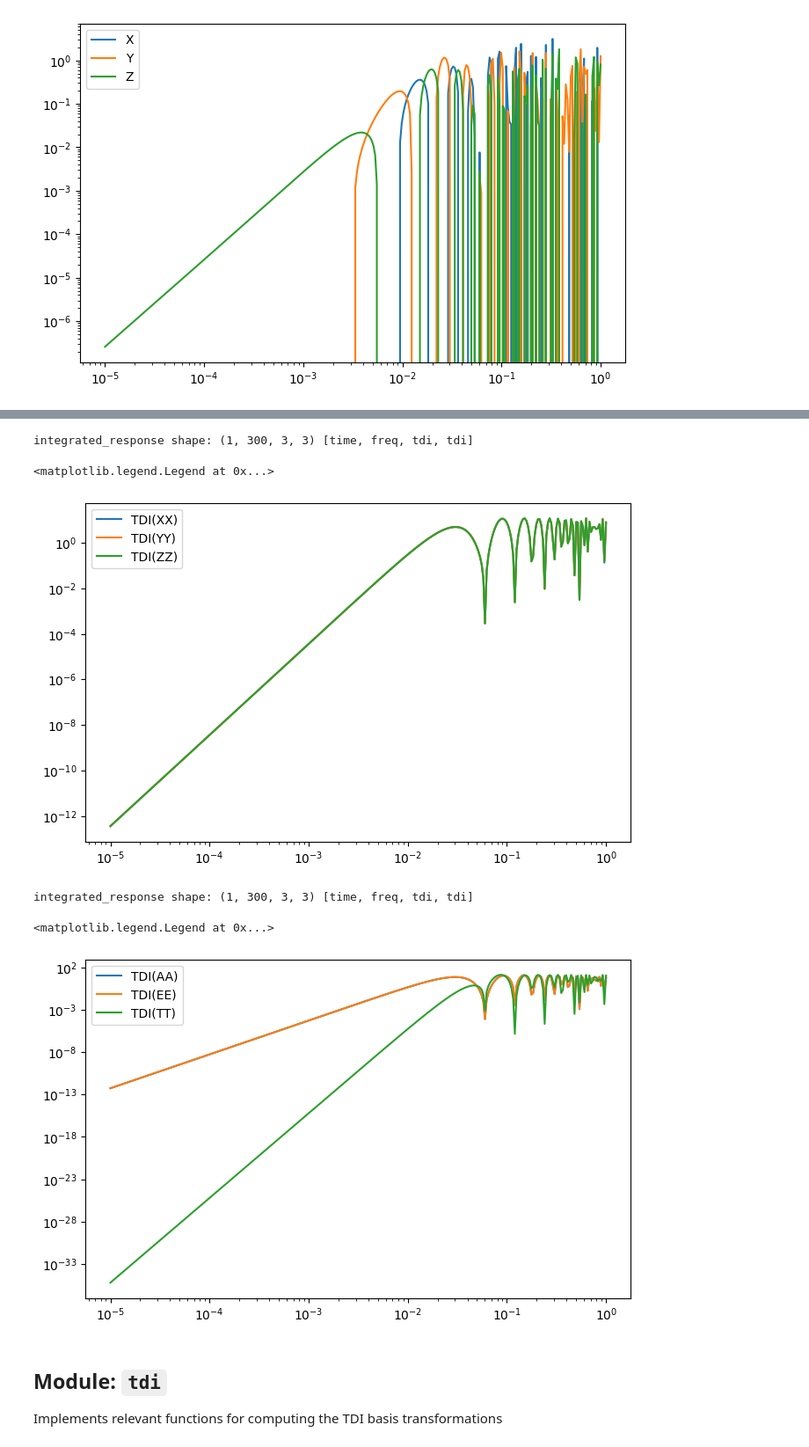
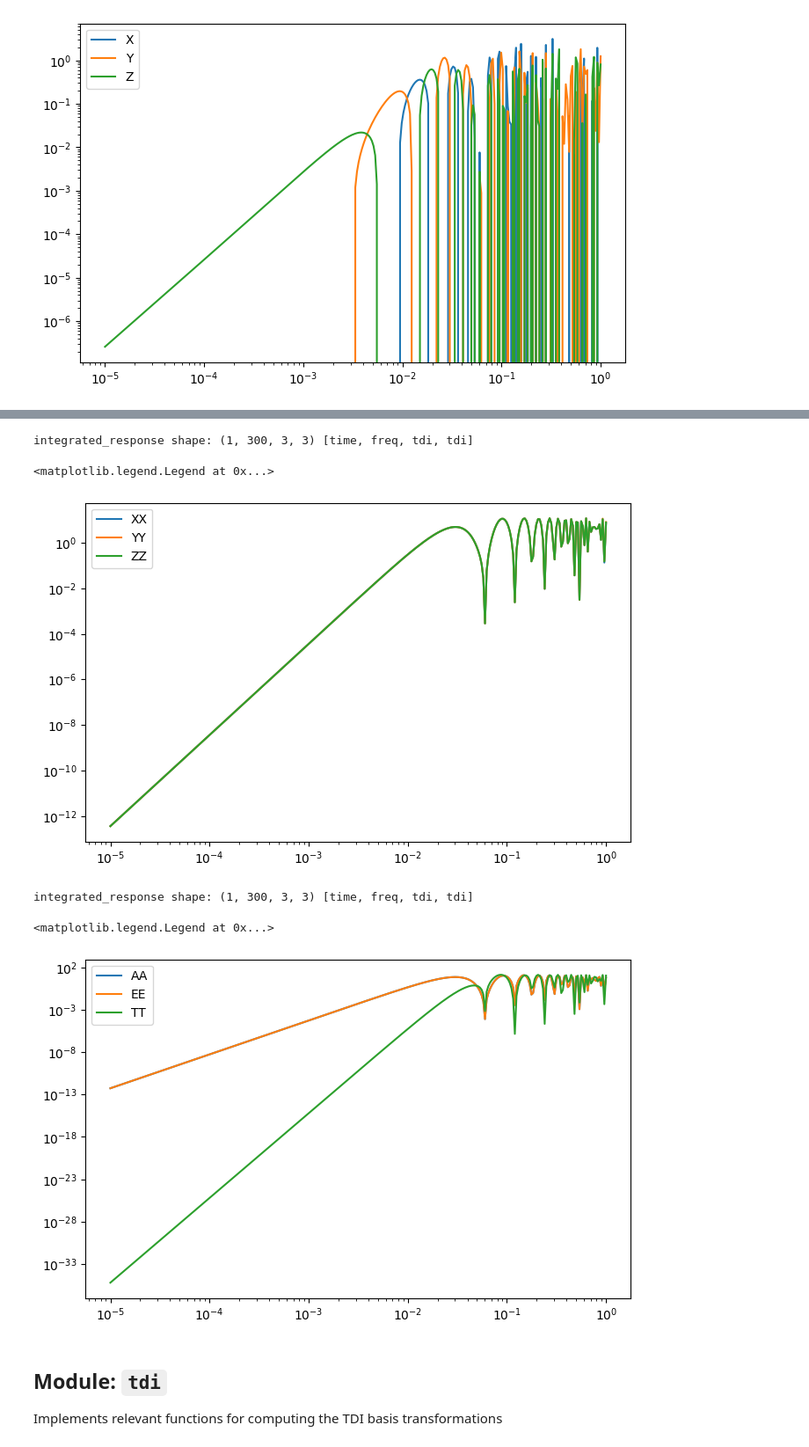
Before and after one commit to Mauropieroni/GW_response, a Jupyter notebook: tutorial.ipynb, the cells around one changed output, grey strips where cells are left out. Shown at 88% size. Saved outputs shown, nothing was run; the diff lists cells and outputs as text; code cells hidden in the pictures.

Commit message:
Added TDI_labels + fixed tutorial

```diff
--- a/tutorial.ipynb
+++ b/tutorial.ipynb
@@ -736,10 +737,9 @@ if GENERATE_TEST_DATA:
 # %% [output]
 response shape: (1, 300, 3, 3) [time, freq, tdi, tdi]
 # %%
-labels = ["AA", "EE", "TT"]
 fig = plt.figure(figsize=(8, 5))
 for i in range(3):
-    plt.loglog(freqs, response.integrated["AET"]["LL"][0, :, i, i], label=labels[i])
+    plt.loglog(freqs, response.integrated["AET"]["LL"][0, :, i, i], label=gwr.TDI_labels["AET"][i])
 plt.legend()
 plt.xlabel("Frequency [Hz]")
 plt.ylabel("Response")
@@ -889,7 +889,7 @@ single_link_response shape: (1, 300, 6, 768) [time, freq, arms, pixel]
 # %%
 # Ths can be used to compute the linear angular response in the TDI basis
 linear_response_tdi = gwr.linear_response_angular(
-    TDI_idx=0,  # XYZ basis
+    TDI_idx=TDI_idx,
     single_link=single_link_response,
     arms_matrix_rescaled=lisa.detector_arms(0.0) / lisa.armlength,
     x_vector=lisa.x(freqs),
@@ -905,18 +905,17 @@ if GENERATE_TEST_DATA:
         np.array(linear_response_tdi),
     )
 fig = plt.figure(figsize=(8, 5))
-labels = ["X", "Y", "Z"]
 for i in range(3):
-    plt.loglog(freqs, linear_response_tdi[0, :, i, 0], label=labels[i])
+    plt.loglog(freqs, linear_response_tdi[0, :, i, 0], label=gwr.TDI_labels[TDI_combination][i][0])
 plt.legend()
 # %% [output]
 linear_response_tdi shape: (1, 300, 3, 768) [time, freq, tdi, pixels]
 <matplotlib.legend.Legend at 0x...>
 [figure]
 # %%
-# Or the quadratic response
+# Or the quadratic response (the plot is for 1 specific pixel/angular direction)
 quadratic_angular_response = gwr.response_angular(
-    TDI_idx=0,  # XYZ basis
+    TDI_idx=TDI_idx,
     single_link=single_link_response,
     arms_matrix_rescaled=lisa.detector_arms(0.0) / lisa.armlength,
     x_vector=lisa.x(freqs),
@@ -932,12 +931,11 @@ if GENERATE_TEST_DATA:
         np.array(quadratic_angular_response),
     )
 fig = plt.figure(figsize=(8, 5))
-labels = ["XX", "YY", "ZZ"]
 for i in range(3):
     plt.loglog(
         freqs,
         quadratic_angular_response[0, :, i, i, 0],
-        label=f"TDI({labels[i]})",
+        label=gwr.TDI_labels[TDI_combination][i],
     )
 plt.legend()
 # %% [output]
@@ -958,42 +956,40 @@ if GENERATE_TEST_DATA:
         np.array(integrated_response),
     )
 fig = plt.figure(figsize=(8, 5))
-labels = ["XX", "YY", "ZZ"]
 for i in range(3):
-    plt.loglog(freqs, integrated_response[0, :, i, i], label=f"TDI({labels[i]})")
+    plt.loglog(freqs, integrated_response[0, :, i, i], label=gwr.TDI_labels[TDI_combination][i])
 plt.legend()
 # %% [output]
 integrated_response shape: (1, 300, 3, 3) [time, freq, tdi, tdi]
 <matplotlib.legend.Legend at 0x...>
-[figure, old version]
+[figure, new version]
 # %%
 # Or in the AET basis
 quadratic_angular_response_AET = gwr.response_angular(
     TDI_idx=1,  # AET basis
     single_link=single_link_response,
     arms_matrix_rescaled=lisa.detector_arms(0.0) / lisa.armlength,
     x_vector=lisa.x(freqs),
 )
 integrated_response = gwr.response_integrated(quadratic_angular_response_AET)
 print(
     "integrated_response shape:",
     integrated_response.shape,
     "[time, freq, tdi, tdi]",
 )
 if GENERATE_TEST_DATA:
     np.save(
         "testing/test_data/integrated_response_AET.npy",
         np.array(integrated_response),
     )
 fig = plt.figure(figsize=(8, 5))
-labels = ["AA", "EE", "TT"]
 for i in range(3):
-    plt.loglog(freqs, integrated_response[0, :, i, i], label=f"TDI({labels[i]})")
+    plt.loglog(freqs, integrated_response[0, :, i, i], label=gwr.TDI_labels["AET"][i])
 plt.legend()
 # %% [output]
 integrated_response shape: (1, 300, 3, 3) [time, freq, tdi, tdi]
 <matplotlib.legend.Legend at 0x...>
-[figure, old version]
+[figure, new version]
 # %% [markdown]
 ## Module: `tdi`
 
```
Also changed, not shown: parts of 18 cells of this notebook, 1 other file.
